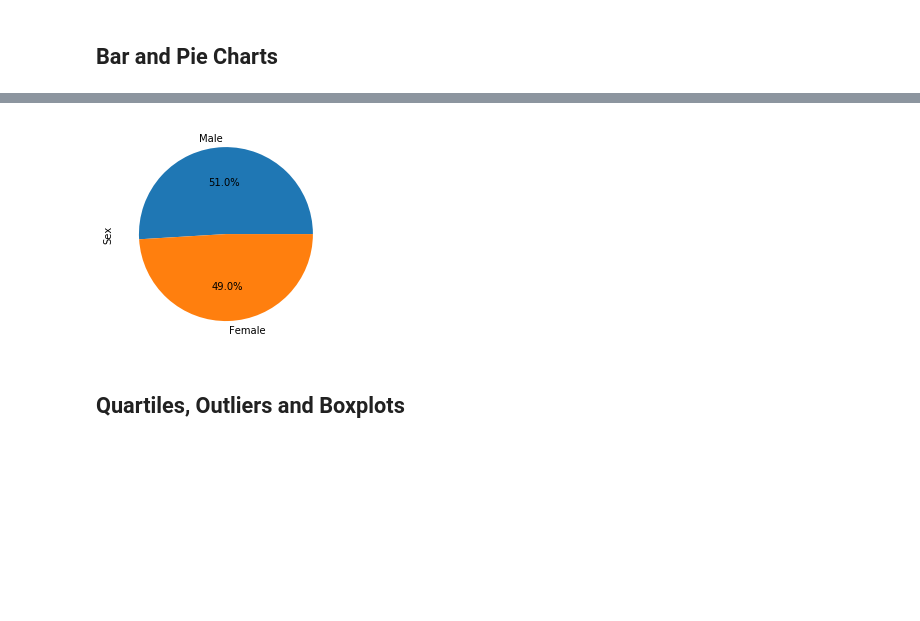
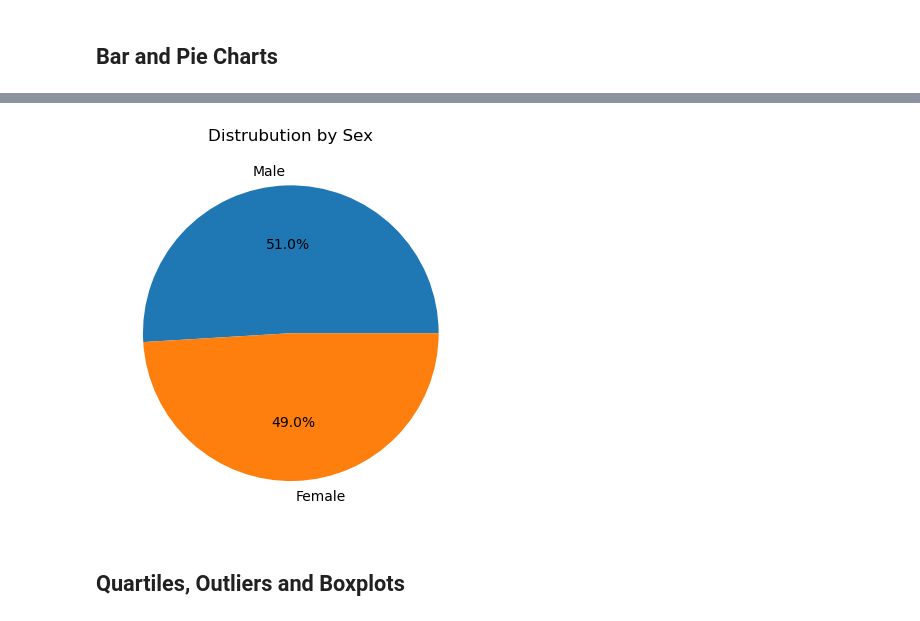
Before and after one commit to rbitas/Matplotlib-challenge, a Jupyter notebook: pymaceuticals_starter.ipynb, the cells around one changed output, grey strips where cells are left out. Cells and saved outputs as stored; diff of their text form; code cells hidden in the pictures; blank space fills up the shorter version.

```diff
--- a/pymaceuticals_starter.ipynb
+++ b/pymaceuticals_starter.ipynb
@@ -173,3 +185,7 @@ plt.show
 # %%
 # Generate a pie plot showing the distribution of female versus male mice using Pandas
+gender_mice_counts = study_cleaned_df["Sex"].value_counts()
+gender_pie_plot= gender_mice_counts.plot(kind= "pie", autopct="%1.1f%%")
+gender_pie_plot.set_title("Distribution by Sex")
+gender_pie_plot.set_ylabel(" ")
 # %% [output]
@@ -177,7 +194,12 @@ plt.show
 # %%
 # Generate a pie plot showing the distribution of female versus male mice using pyplot
+gender_sizes = gender_mice_counts
+labels = gender_sizes.index.values
+plt.pie(gender_sizes, labels=labels, autopct="%1.1f%%")
+plt.title("Distrubution by Sex")
+plt.show()
 # %% [output]
-[figure, old version]
+[figure, new version]
 # %% [markdown]
 ## Quartiles, Outliers and Boxplots
 # %%
```
Also changed, not shown: parts of 5 cells of this notebook.
